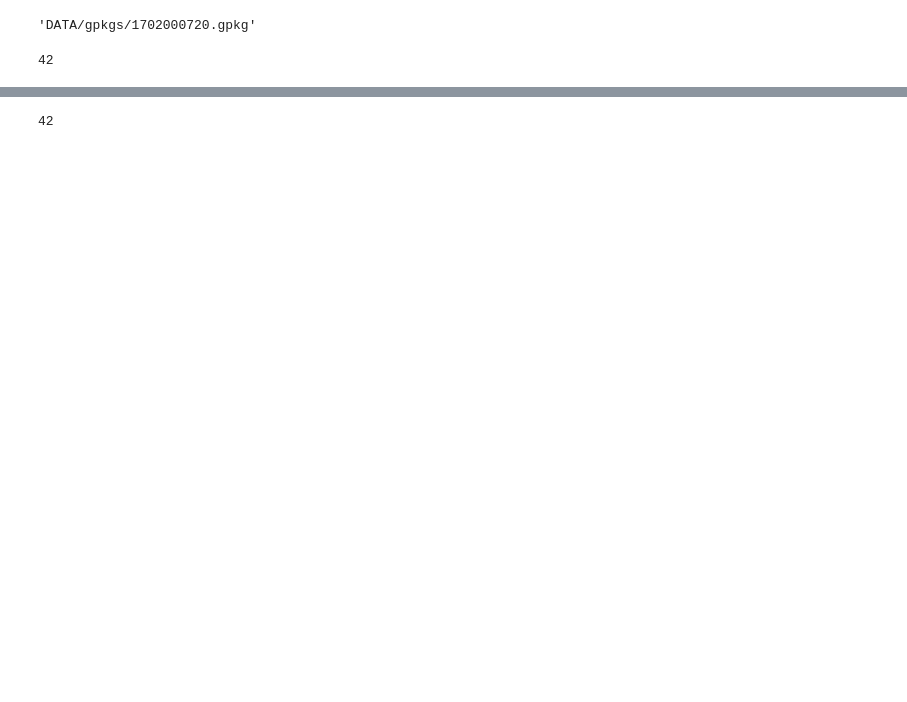
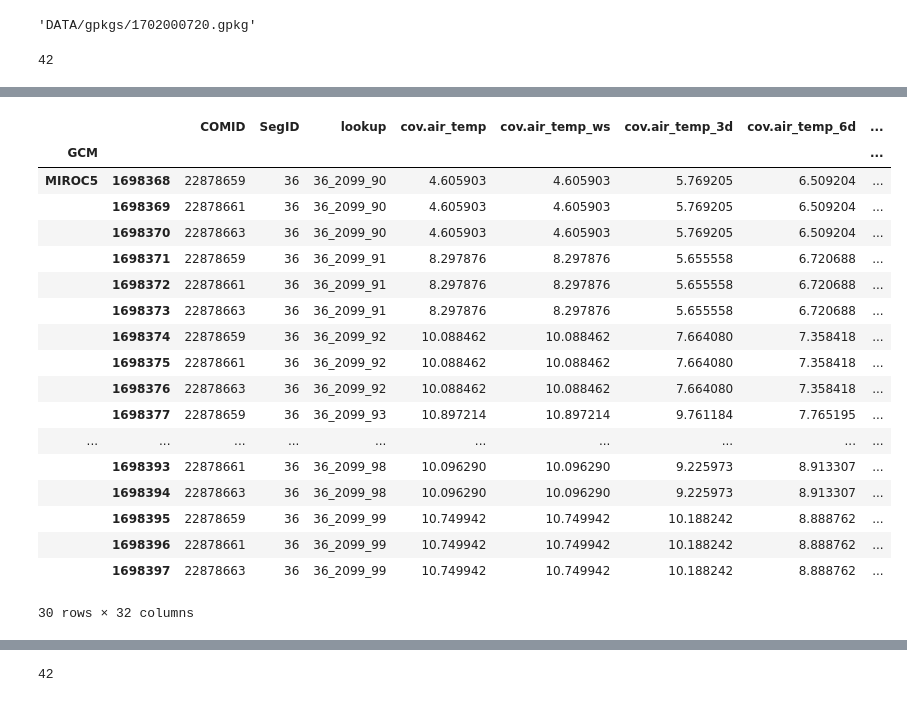
Before and after one commit to uryckid/stream-temperature-predictions, a Jupyter notebook: temp-preds_togpkg_working.ipynb, the cells around one changed output, grey strips where cells are left out. Drawn from its saved outputs; the diff is of its cells as text; code cells hidden in the pictures; blank space fills up the shorter version.

```diff
--- a/temp-preds_togpkg_working.ipynb
+++ b/temp-preds_togpkg_working.ipynb
@@ -846,0 +657,22 @@ Wall time: 4.66 s
+# %%
+df.tail(30)
+# %% [output]
+|  |  | COMID | SegID | lookup | cov.air_temp | cov.air_temp_ws | cov.air_temp_3d | cov.air_temp_6d | ... |
+| GCM |  |  |  |  |  |  |  |  | ... |
+| MIROC5 | 1698368 | 22878659 | 36 | 36_2099_90 | 4.605903 | 4.605903 | 5.769205 | 6.509204 | ... |
+|  | 1698369 | 22878661 | 36 | 36_2099_90 | 4.605903 | 4.605903 | 5.769205 | 6.509204 | ... |
+|  | 1698370 | 22878663 | 36 | 36_2099_90 | 4.605903 | 4.605903 | 5.769205 | 6.509204 | ... |
+|  | 1698371 | 22878659 | 36 | 36_2099_91 | 8.297876 | 8.297876 | 5.655558 | 6.720688 | ... |
+|  | 1698372 | 22878661 | 36 | 36_2099_91 | 8.297876 | 8.297876 | 5.655558 | 6.720688 | ... |
+|  | 1698373 | 22878663 | 36 | 36_2099_91 | 8.297876 | 8.297876 | 5.655558 | 6.720688 | ... |
+|  | 1698374 | 22878659 | 36 | 36_2099_92 | 10.088462 | 10.088462 | 7.664080 | 7.358418 | ... |
+|  | 1698375 | 22878661 | 36 | 36_2099_92 | 10.088462 | 10.088462 | 7.664080 | 7.358418 | ... |
+|  | 1698376 | 22878663 | 36 | 36_2099_92 | 10.088462 | 10.088462 | 7.664080 | 7.358418 | ... |
+|  | 1698377 | 22878659 | 36 | 36_2099_93 | 10.897214 | 10.897214 | 9.761184 | 7.765195 | ... |
+| ... | ... | ... | ... | ... | ... | ... | ... | ... | ... |
+|  | 1698393 | 22878661 | 36 | 36_2099_98 | 10.096290 | 10.096290 | 9.225973 | 8.913307 | ... |
+|  | 1698394 | 22878663 | 36 | 36_2099_98 | 10.096290 | 10.096290 | 9.225973 | 8.913307 | ... |
+|  | 1698395 | 22878659 | 36 | 36_2099_99 | 10.749942 | 10.749942 | 10.188242 | 8.888762 | ... |
+|  | 1698396 | 22878661 | 36 | 36_2099_99 | 10.749942 | 10.749942 | 10.188242 | 8.888762 | ... |
+|  | 1698397 | 22878663 | 36 | 36_2099_99 | 10.749942 | 10.749942 | 10.188242 | 8.888762 | ... |
+30 rows × 32 columns
```
Also changed, not shown: parts of 172 cells of this notebook.
